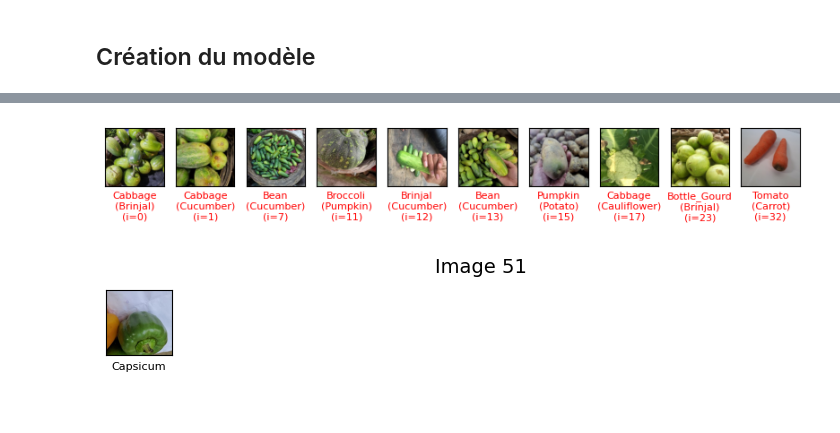
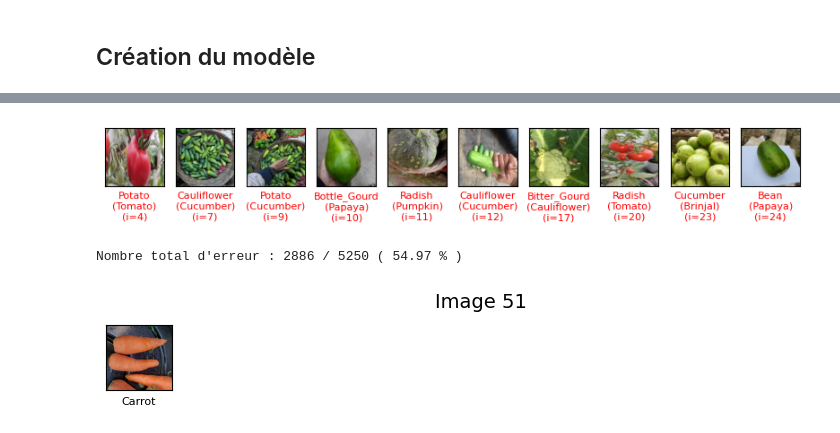
Before and after one commit to JeremZed/Portfolio-IA, a Jupyter notebook: Classification/legumes/classification.ipynb, the cells around one changed output, grey strips where cells are left out. Saved outputs shown, nothing was run; the diff lists cells and outputs as text; code cells hidden in the pictures.

```diff
--- a/Classification/legumes/classification.ipynb
+++ b/Classification/legumes/classification.ipynb
@@ -71,12 +80,12 @@ print('Avant normalisation X_train : Min={}, max={}'.format(X_train.min(),X_trai
 print('Avant normalisation X_val : Min={}, max={}'.format(X_val.min(),X_val.max()))
 print('Avant normalisation X_test : Min={}, max={}'.format(X_test.min(),X_test.max()))
 
-xmax_train = X_train.max()
-xmax_val = X_val.max()
-xmax_test = X_test.max()
-X_train = X_train / xmax_train
-X_val = X_val / xmax_val
-X_test = X_test / xmax_test
+# xmax_train = X_train.max()
+# xmax_val = X_val.max()
+# xmax_test = X_test.max()
+# X_train = X_train / xmax_train
+# X_val = X_val / xmax_val
+# X_test = X_test / xmax_test
 
 print('Après normalisation X_train : Min={}, max={}'.format(X_train.min(),X_train.max()))
 print('Après normalisation X_val : Min={}, max={}'.format(X_val.min(),X_val.max()))
@@ -162,10 +166,11 @@ model.compile(optimizer='adam',
               loss='sparse_categorical_crossentropy',
               metrics=['accuracy'])
 # %%
-import gc
-gc.collect()
-nnz.torch.cuda.empty_cache()
+# import gc
+# gc.collect()
+# nnz.torch.cuda.empty_cache()
 
 name_model = 'test'
 
-history = w.fitModel(model, X_train, y_train, X_val, y_val, name=name_model, epochs=3, batch_size=32)
+# history = w.fitModel(model, X_train, y_train, X_val, y_val, name=name_model, epochs=3, batch_size=32)
+model = w.loadModel(name_model)
@@ -179,15 +177,4 @@ Epoch 3/3
 # %%
-# w.save(model, f"./runtime/{nnz.tools.get_format_date(pattern="%d_%m_%Y_%H_%M_%S")}.model")
-# w.save(history, f"./runtime/{nnz.tools.get_format_date(pattern="%d_%m_%Y_%H_%M_%S")}.history")
-score = model.evaluate(X_test, y_test, verbose=1)
-
-w.loadSummaryModel(name_model)
 loaded_model = w.loadModel(name_model)
-# # history = w.load("./runtime/02_06_2024_19_04_36.history")
-
 score = loaded_model.evaluate(X_test, y_test, verbose=1)
-# print(model.history())
-
-# print(f'Test loss     : {score[0]:4.4f}')
-# print(f'Test accuracy : {score[1]:4.4f}')
 # %% [output]
@@ -277,8 +224,10 @@ w.confusionMatrix(y_test, y_pred, y_test_encoder.classes_)
 # %%
 w.showPredictionsErrors(X_test, y_test , y_pred, classes=y_test_encoder.classes_)
 # %% [output]
-[figure, old version]
+[figure, new version]
+Nombre total d'erreur : 2886 / 5250 ( 54.97 % )
 # %%
-w.showImages(X_test, y=y_test, indices=[50], title="Image 51", classes=y_test_encoder.classes_)
+img_verif = 2
+w.showImages(X_test, y=y_test, indices=[img_verif], title="Image 51", classes=y_test_encoder.classes_)
 # %% [output]
-[figure, old version]
+[figure, new version]
```
Also changed, not shown: parts of 21 cells of this notebook, 1 other file.
